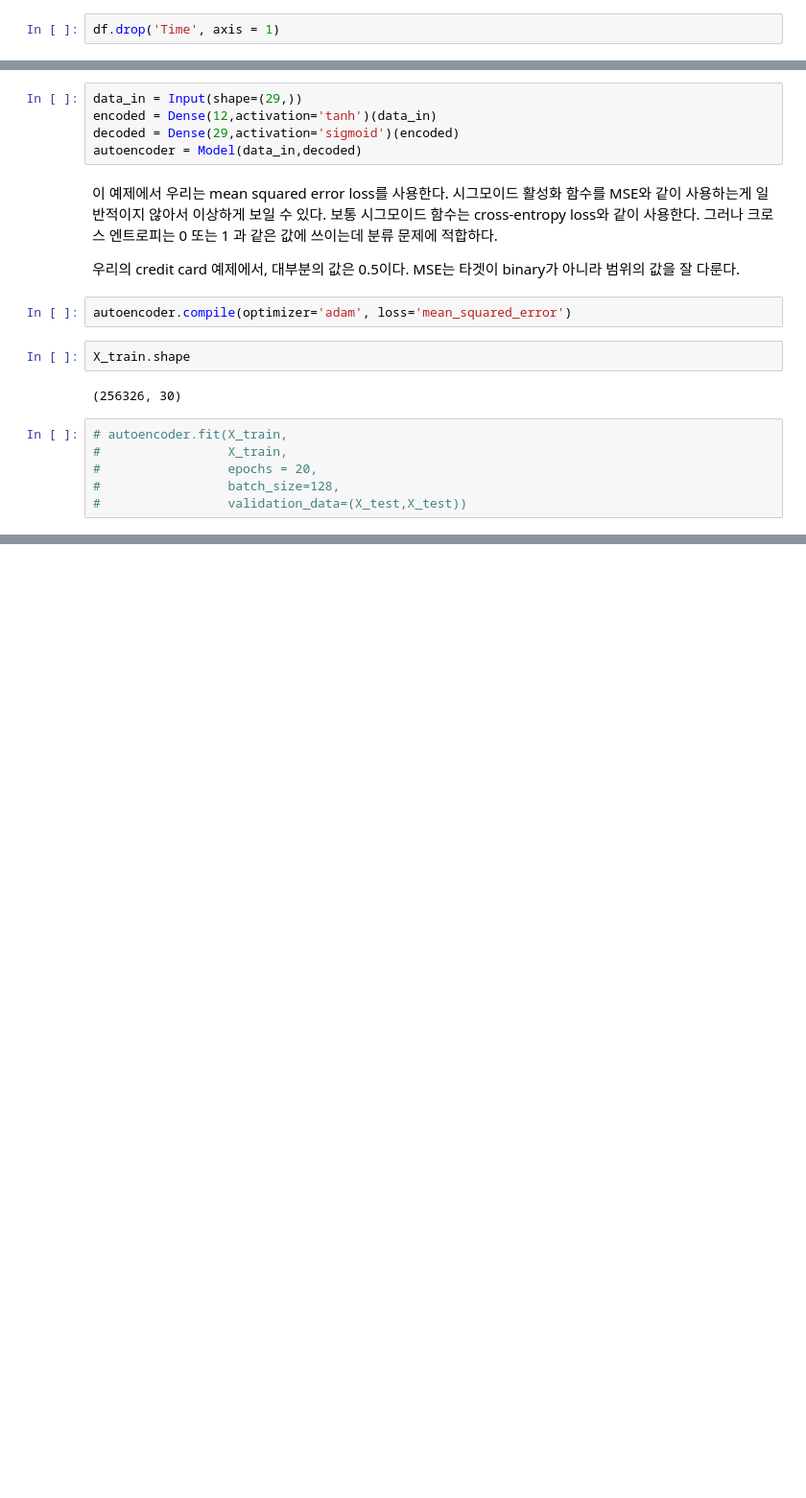
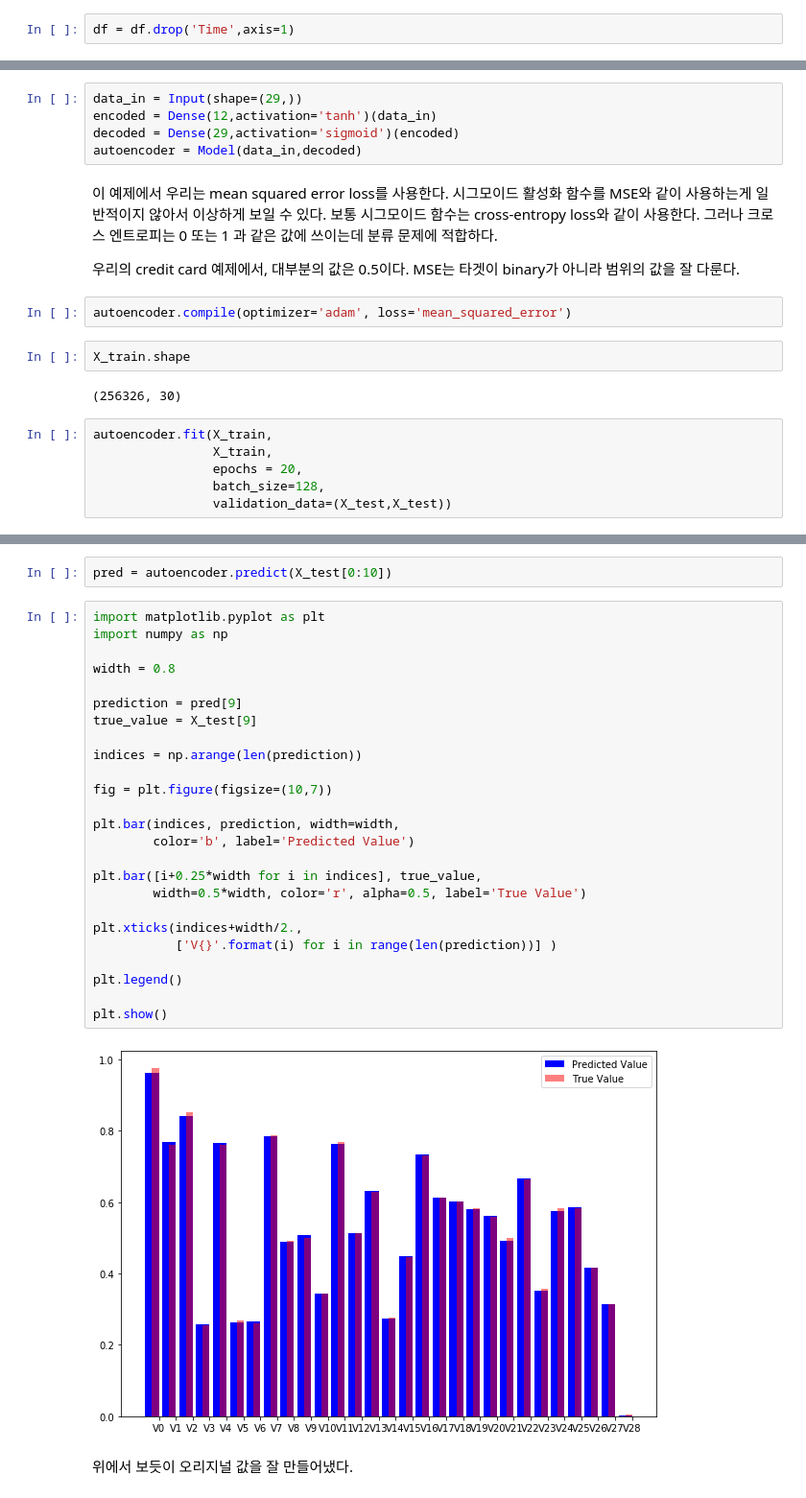
Before and after one commit to werellel/ML-for-Finance, a Jupyter notebook: using-generative-models.ipynb, the cells around one changed output, grey strips where cells are left out. Shown at 96% size. Saved outputs shown, nothing was run; the diff lists cells and outputs as text; blank space fills up the shorter version.

Commit message:
'visual-inspection'

```diff
--- a/using-generative-models.ipynb
+++ b/using-generative-models.ipynb
@@ -366,2 +375,2 @@ df.shape
 # %%
-df.drop('Time', axis = 1)
+df = df.drop('Time',axis=1)
@@ -445,8 +432,8 @@ X_train.shape
 # %% [output]
 (256326, 30)
 # %%
-# autoencoder.fit(X_train,
-#                 X_train,
-#                 epochs = 20,
-#                 batch_size=128,
-#                 validation_data=(X_test,X_test))
+autoencoder.fit(X_train,
+                X_train,
+                epochs = 20,
+                batch_size=128,
+                validation_data=(X_test,X_test))
@@ -452,0 +467,31 @@ X_train.shape
+# %%
+pred = autoencoder.predict(X_test[0:10])
+# %%
+import matplotlib.pyplot as plt
+import numpy as np
+
+width = 0.8
+
+prediction = pred[9]
+true_value = X_test[9]
+
+indices = np.arange(len(prediction))
+
+fig = plt.figure(figsize=(10,7))
+
+plt.bar(indices, prediction, width=width,
+        color='b', label='Predicted Value')
+
+plt.bar([i+0.25*width for i in indices], true_value,
+        width=0.5*width, color='r', alpha=0.5, label='True Value')
+
+plt.xticks(indices+width/2.,
+           ['V{}'.format(i) for i in range(len(prediction))] )
+
+plt.legend()
+
+plt.show()
+# %% [output]
+[figure, added]
+# %% [markdown]
+위에서 보듯이 오리지널 값을 잘 만들어냈다.
```
Also changed, not shown: parts of 13 cells of this notebook.
